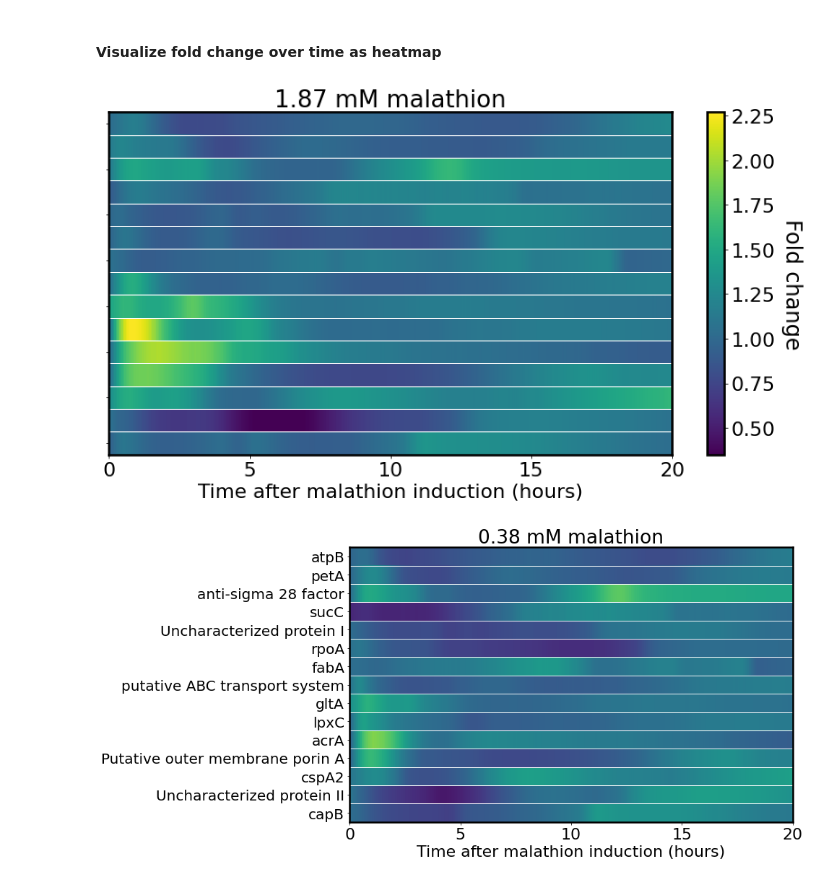
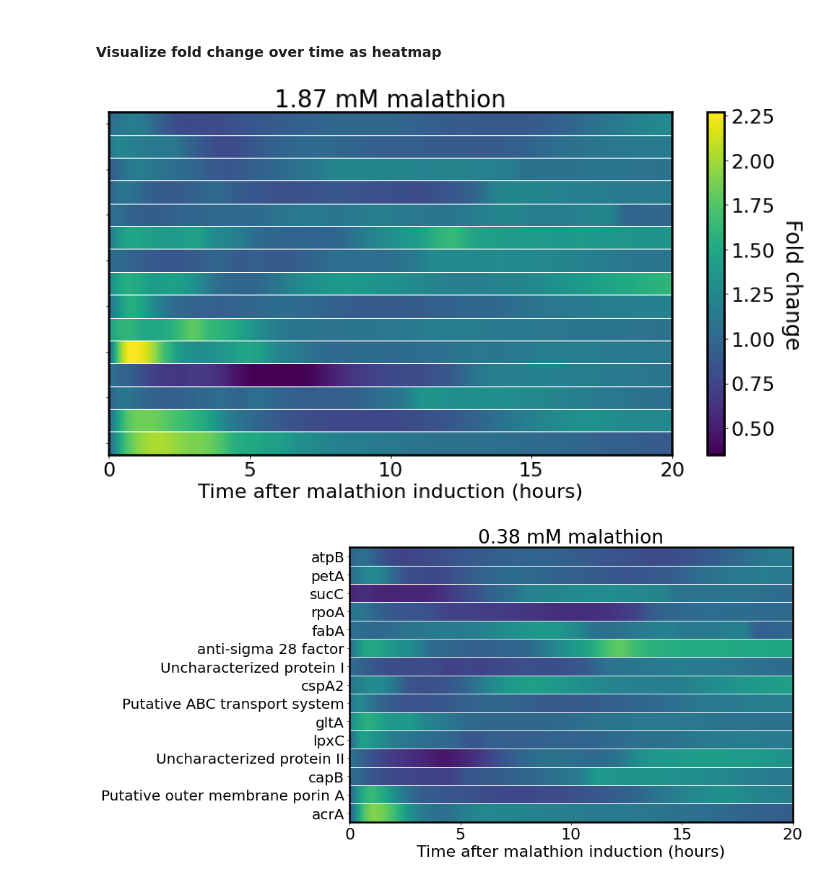
Before and after one commit to AqibHasnain/transcriptome-dynamics-dmd-observability, a Jupyter notebook: reporters.ipynb, the cells around one changed output. Drawn from its saved outputs; the diff is of its cells as text; code cells hidden in the pictures.

```diff
--- a/reporters.ipynb
+++ b/reporters.ipynb
@@ -439,12 +439,17 @@ for this_strain in all_strains:
 # %%
 # pickle.dump([x_,Y_dict,fcargmax_dict,fcargmax_0_dict,K_dict,n_dict],open('hill_fit_and_plot_tps.pkl','wb'))
 x_,Y_dict,fcargmax_dict,fcargmax_0_dict,K_dict,n_dict = pickle.load(open('data/hill_fit_and_plot_tps.pkl','rb'))
+# %%
+df_up = pd.read_csv('data/encoder_genes_metadata.csv')
+all_strains = list(df_up['locus_tag'])
+all_strains = [x.split('_')[1] for x in all_strains]
+all_genes = list(df_up['gene'])
 # %%
-all_strains = ['6124','0841','4736','1823','3761','5502','1836','0376','1815','0953','1380','4612','4150',
-              '1358','1302A']
-all_genes = ['atpB','petA','anti-sigma 28 factor','sucC','Uncharacterized protein I','rpoA','fabA',\
-            'putative ABC transport system','gltA','lpxC','acrA','Putative outer membrane porin A',\
-            'cspA2','Uncharacterized protein II','capB']
+# all_strains = ['6124','0841','4736','1823','3761','5502','1836','0376','1815','0953','1380','4612','4150',
+#               '1358','1302A']
+# all_genes = ['atpB','petA','anti-sigma 28 factor','sucC','Uncharacterized protein I','rpoA','fabA',\
+#             'putative ABC transport system','gltA','lpxC','acrA','Putative outer membrane porin A',\
+#             'cspA2','Uncharacterized protein II','capB']
 # %%
 def plot_tfcurves(fcargmax,offset,titr_mean,titr_std,doSave=False,saveDir='/Users/aqib/Desktop/fig.pdf'):
     # time point was chosen where max fold change occured across all timepoints
@@ -550,9 +555,13 @@ print(reporter_table.to_latex(index=False, escape=False))
 \end{tabular}
 # %% [markdown]
 #### Visualize fold change over time as heatmap
+# %%
+# need to remove the '\n' from each gene name
+hm_gene_names =[x.replace('\n ','') for x in all_genes]
+hm_gene_names[-2] = hm_gene_names[-2].replace(' protein','')
 # %%
 savefig = False
-figDir = '/Users/aqib/Desktop/BCCL/NC_submission/figures/fig4/'
+figDir = '/Users/aqib/Desktop/BCCL/koopman-sensor-placement/NC_submission/figures/fig4/'
 plt.rcParams.update({'font.size':22});
 plt.rcParams['axes.spines.right'] = True
 plt.rcParams['axes.spines.top'] = True
@@ -572,33 +581,33 @@ cb.outline.set_linewidth(2.5)
 cbylab = cb.ax.set_ylabel('Fold change',fontsize=24,rotation=270,labelpad=30)
 for side in ax.spines.keys():
     ax.spines[side].set_linewidth(2.5)
 ax.set_xlabel('Time after malathion induction (hours)',fontsize=22)
 ax.set_yticklabels([],fontsize=20)
 ax.hlines([ii + 0.5 for ii in list(range(15)) ],0,20,color='white',lw=1)
 
 this_cond = 1
 fc_list = []
 for strain in all_strains:
     fc_list.append(titr_fc_dict[strain][this_cond])
 fig2,ax = plt.subplots(1,1,figsize=(11,7))
 ax.set_title('0.38 mM malathion')
 f = ax.imshow(savgol(np.array(fc_list)[:,0:400],11,1,axis=1),aspect='auto',interpolation='nearest',\
               extent=[0,20,-0.5,14.5],vmin=0.35,vmax=2.27)
 ax.set_yticks(list(range(15)))
 ax.set_xticks(list(range(0,25,5)))
 # cb = plt.colorbar(f)
 # cb.outline.set_linewidth(2.5)
 # cbylab = cb.ax.set_ylabel('Fold change for 0.38 mM malathion',fontsize=24,rotation=270,labelpad=30)
 for side in ax.spines.keys():
     ax.spines[side].set_linewidth(2.5)
 ax.set_xlabel('Time after malathion induction (hours)',fontsize=22)
-ax.set_yticklabels(all_genes[::-1],fontsize=20)
+ax.set_yticklabels(hm_gene_names[::-1],fontsize=20)
 ax.hlines([ii + 0.5 for ii in list(range(15)) ],0,20,color='white',lw=1)
 
 if savefig:
     fig1.savefig(figDir+'time_series_hmap_high.pdf',dpi=300,bbox_inches='tight',transparent=True)
     fig2.savefig(figDir+'time_series_hmap_low.pdf',dpi=300,bbox_inches='tight',transparent=True)
 plt.show()
 # %% [output]
-[figure, old version]
+[figure, new version]
-[figure, old version]
+[figure, new version]
```
Also changed, not shown: parts of 2 cells of this notebook, 3 other files.
